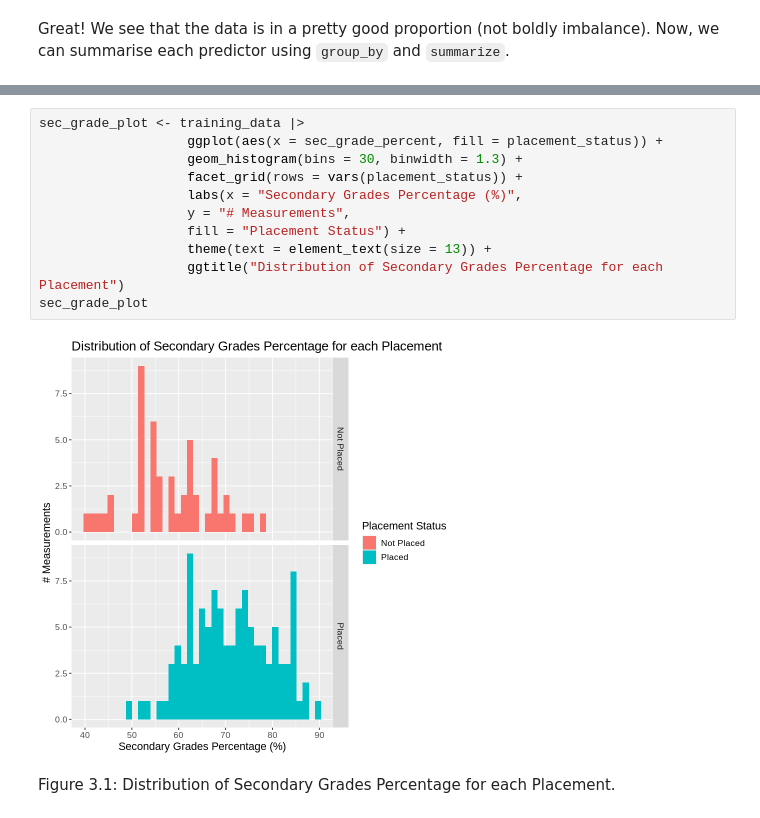
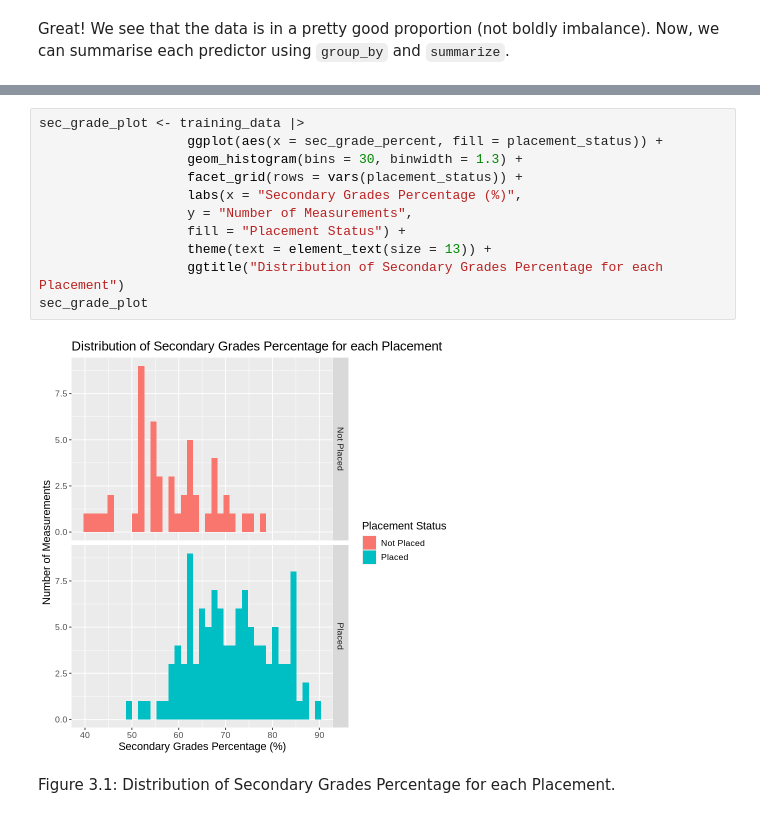
Before and after one commit to Chuewy/DSCI100-27, a Jupyter notebook: Project Report.ipynb, the cells around one changed output, grey strips where cells are left out. Saved outputs shown, nothing was run; the diff lists cells and outputs as text.

```diff
--- a/Project Report.ipynb
+++ b/Project Report.ipynb
@@ -169,16 +169,16 @@ A tibble: 2 × 6
 # %%
 sec_grade_plot <- training_data |>
                    ggplot(aes(x = sec_grade_percent, fill = placement_status)) +
                    geom_histogram(bins = 30, binwidth = 1.3) +
                    facet_grid(rows = vars(placement_status)) +
                    labs(x = "Secondary Grades Percentage (%)",
-                   y = "# Measurements",
+                   y = "Number of Measurements",
                    fill = "Placement Status") +
                    theme(text = element_text(size = 13)) +
                    ggtitle("Distribution of Secondary Grades Percentage for each Placement")
 sec_grade_plot
 # %% [output]
-[figure, old version]
+[figure, new version]
 # %% [markdown]
 Figure 3.1: Distribution of Secondary Grades Percentage for each Placement.
 # %%
```
Also changed, not shown: parts of 5 cells of this notebook.
